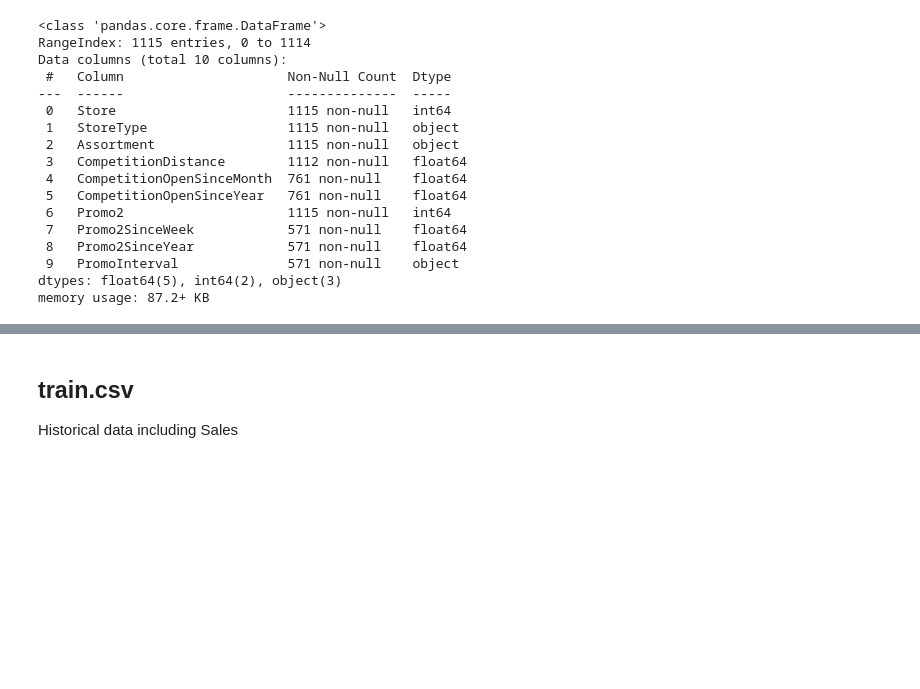
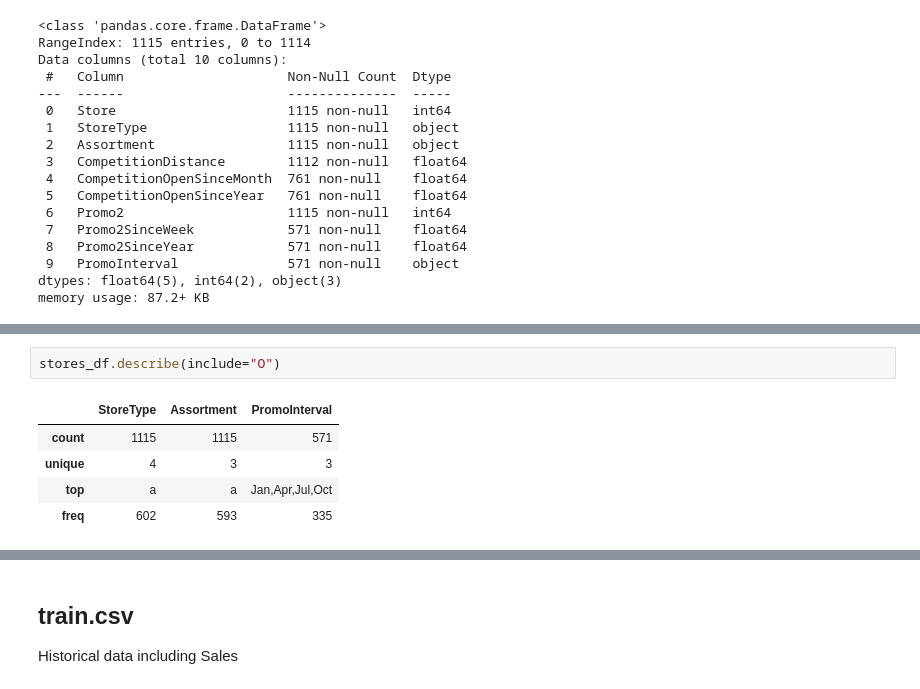
Before and after one commit to TheCamilovisk/RossmannSalesForecasting, a Jupyter notebook: Rossmann_Sales_Forecasting.ipynb, the cells around one changed output, grey strips where cells are left out. Saved outputs shown, nothing was run; the diff lists cells and outputs as text; blank space fills up the shorter version.

```diff
--- a/Rossmann_Sales_Forecasting.ipynb
+++ b/Rossmann_Sales_Forecasting.ipynb
@@ -79,0 +122,8 @@ memory usage: 87.2+ KB
+# %%
+stores_df.describe(include="O")
+# %% [output]
+|  | StoreType | Assortment | PromoInterval |
+| count | 1115 | 1115 | 571 |
+| unique | 4 | 3 | 3 |
+| top | a | a | Jan,Apr,Jul,Oct |
+| freq | 602 | 593 | 335 |
```
Also changed, not shown: parts of 20 cells of this notebook.
